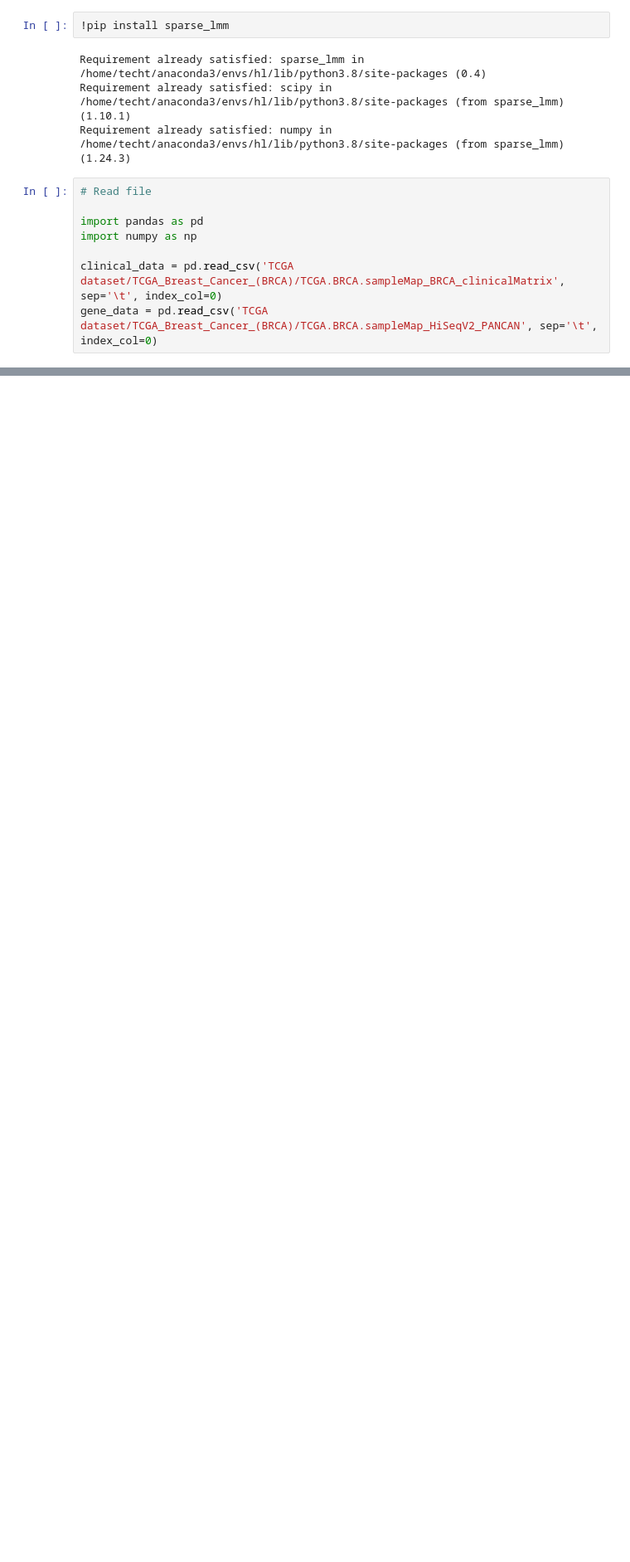
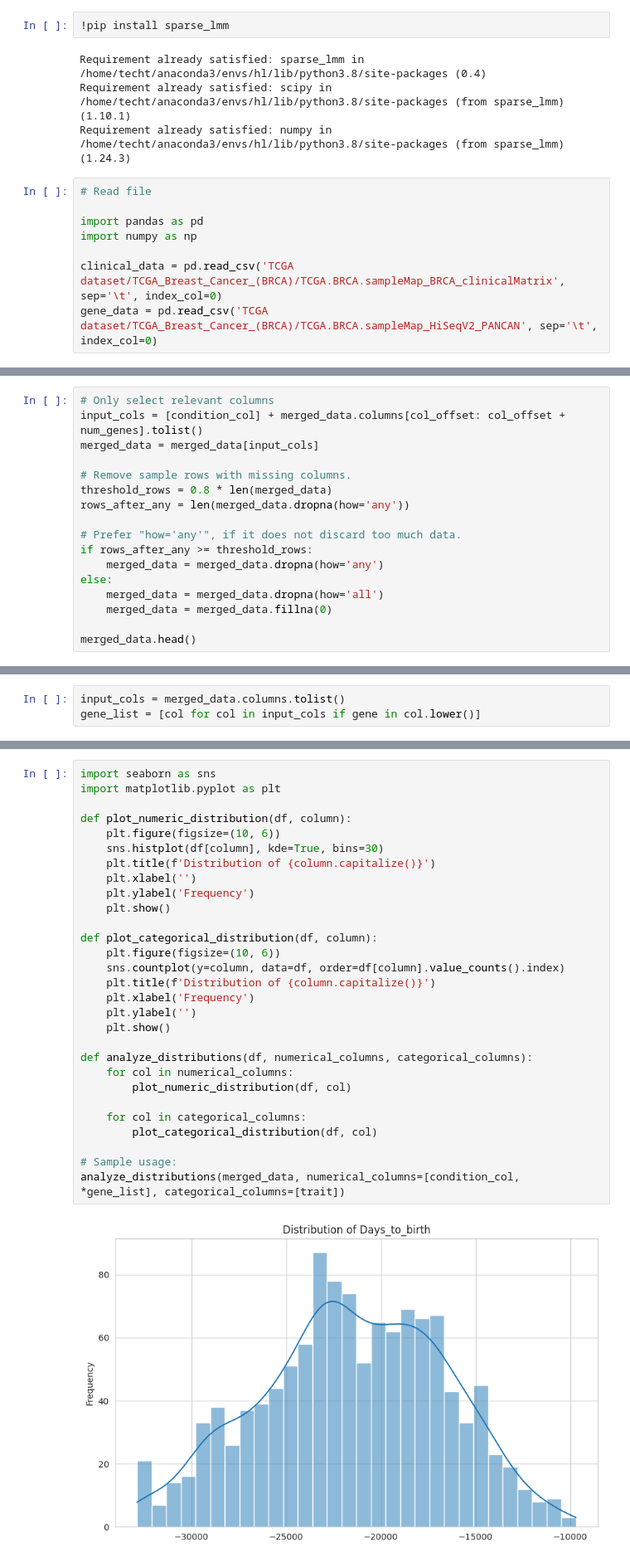
Before and after one commit to JianJinglin/Gold-Standard-Pipeline-Guide, a Jupyter notebook: gold_standard_pipeline.ipynb, the cells around one changed output, grey strips where cells are left out. Shown at 83% size. Drawn from its saved outputs; the diff is of its cells as text; blank space fills up the shorter version.

Commit message:
added plot, improved interpretation and several places

```diff
--- a/gold_standard_pipeline.ipynb
+++ b/gold_standard_pipeline.ipynb
@@ -372,0 +81,17 @@ Conclusion: H0 is not rejected: There is insufficient evidence to conclude a sig
+# %%
+# Only select relevant columns
+input_cols = [condition_col] + merged_data.columns[col_offset: col_offset + num_genes].tolist()
+merged_data = merged_data[input_cols]
+
+# Remove sample rows with missing columns.
+threshold_rows = 0.8 * len(merged_data)
+rows_after_any = len(merged_data.dropna(how='any'))
+
+# Prefer "how='any'", if it does not discard too much data.
+if rows_after_any >= threshold_rows:
+    merged_data = merged_data.dropna(how='any')
+else:
+    merged_data = merged_data.dropna(how='all')
+    merged_data = merged_data.fillna(0)
+
+merged_data.head()
@@ -372,0 +134,3 @@ Conclusion: H0 is not rejected: There is insufficient evidence to conclude a sig
+# %%
+input_cols = merged_data.columns.tolist()
+gene_list = [col for col in input_cols if gene in col.lower()]
@@ -372,0 +141,31 @@ Conclusion: H0 is not rejected: There is insufficient evidence to conclude a sig
+# %%
+import seaborn as sns
+import matplotlib.pyplot as plt
+
+def plot_numeric_distribution(df, column):
+    plt.figure(figsize=(10, 6))
+    sns.histplot(df[column], kde=True, bins=30)
+    plt.title(f'Distribution of {column.capitalize()}')
+    plt.xlabel('')
+    plt.ylabel('Frequency')
+    plt.show()
+
+def plot_categorical_distribution(df, column):
+    plt.figure(figsize=(10, 6))
+    sns.countplot(y=column, data=df, order=df[column].value_counts().index)
+    plt.title(f'Distribution of {column.capitalize()}')
+    plt.xlabel('Frequency')
+    plt.ylabel('')
+    plt.show()
+
+def analyze_distributions(df, numerical_columns, categorical_columns):
+    for col in numerical_columns:
+        plot_numeric_distribution(df, col)
+
+    for col in categorical_columns:
+        plot_categorical_distribution(df, col)
+
+# Sample usage:
+analyze_distributions(merged_data, numerical_columns=[condition_col, *gene_list], categorical_columns=[trait])
+# %% [output]
+[figure, added]
```
Also changed, not shown: parts of 41 cells of this notebook.
